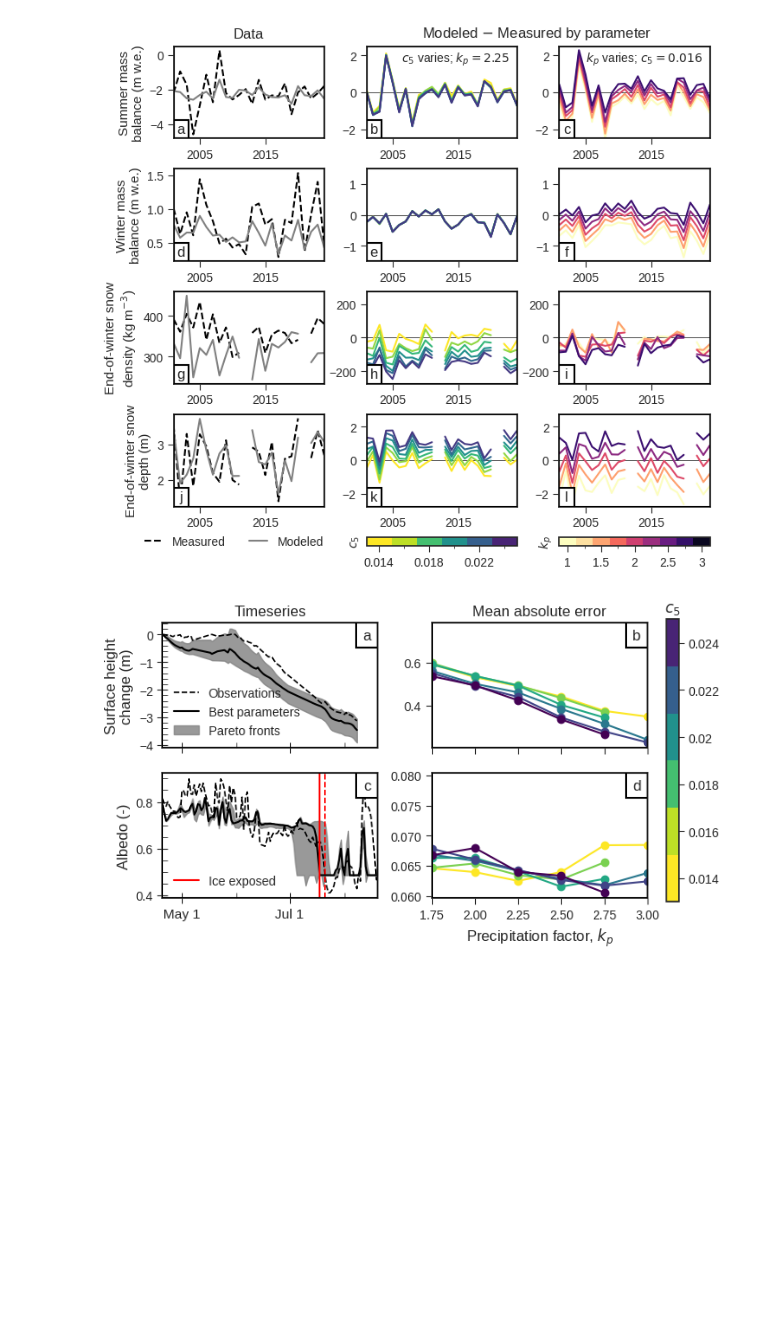
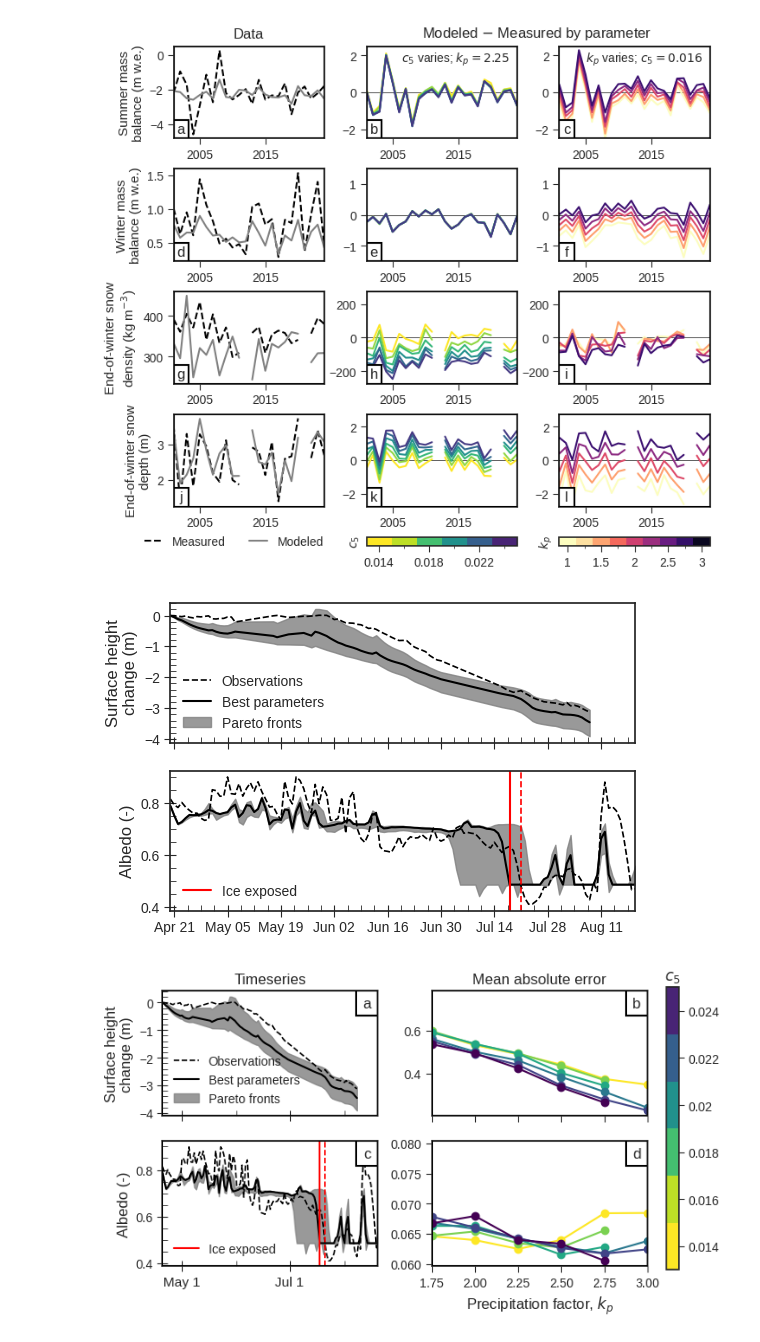
Before and after one commit to clairevwilson/PEBSI, a Jupyter notebook: figs_results.ipynb, the cells around one changed output. Drawn from its saved outputs; the diff is of its cells as text; code cells hidden in the pictures; blank space fills up the shorter version.

Commit message:
made poster figure of surface height change and albedo for AGU

```diff
--- a/figs_results.ipynb
+++ b/figs_results.ipynb
@@ -206,6 +209,72 @@ hard coded max frequency
 gsplot.plot_difference_by_param(best, result_dict, plot_vars=error_list, savefig=True, include_best=True)
 # %% [output]
 [figure]
+# %%
+site = 'B'
+fig, axes = plt.subplots(2, figsize=(6,4), gridspec_kw={'wspace':0.25}, sharex='col')
+
+ax = axes[0]
+all_timeseries = {'dh':[], 'albedo':[]}
+for (c5,kp) in all_pareto_flat:
+    dates_dh = result_dict[c5][kp][site]['dates']
+    dh_mod = result_dict[c5][kp][site]['dh_mod']
+    dates_albedo = result_dict[c5][kp][site]['albedo_dates']
+    albedo_mod = result_dict[c5][kp][site]['albedo_mod']
+    all_timeseries['dh'].append(dh_mod)
+    all_timeseries['albedo'].append(albedo_mod)
+min_series = np.min(np.array(all_timeseries['dh']), axis=0)
+max_series = np.max(np.array(all_timeseries['dh']), axis=0)
+dh_best =  result_dict[best[0]][best[1]][site]['dh_mod']
+dh_data = result_dict[best[0]][best[1]][site]['dh_meas']
+ax.plot(dates_dh, dh_data, color='black',linestyle='--', linewidth=1.2,label='Observations')
+ax.plot(dates_dh, dh_best, color='k', linewidth=1.5, label='Best parameters')
+ax.fill_between(dates_dh, min_series, max_series, alpha=0.8, color='gray', label='Pareto fronts')
+ax.tick_params(labelsize=10,direction='inout',length=8)
+
+ax.minorticks_on()
+ax.tick_params(which='minor', direction='in', length=4)
+ax.legend()
+ax.set_ylabel('Surface height\nchange (m)', fontsize=12)
+
+# ALBEDO TIMESERIES
+ax = axes[1]
+min_series = np.min(np.array(all_timeseries['albedo']), axis=0)
+max_series = np.max(np.array(all_timeseries['albedo']), axis=0)
+albedo_best =  result_dict[best[0]][best[1]][site]['albedo_mod']
+albedo_data = result_dict[best[0]][best[1]][site]['albedo_meas']
+
+# Plot albedo
+ax.plot(dates_albedo, albedo_data, color='k',linestyle='--', linewidth=1.2) #, label='Observations')
+ax.plot(dates_albedo, albedo_best, color='k', linewidth=1.5) #,label='Best parameters')
+ax.fill_between(dates_albedo, min_series, max_series, alpha=0.8, color='gray')
+# Plot ice exposure date
+when_modeled = dates_albedo[np.where(np.abs(albedo_best - np.min(albedo_best)) < 0.05)[0][0]]
+when_measured = pd.to_datetime('2024-07-21')
+ax.axvline(when_modeled, color='r', linewidth=1.5,label='Ice exposed')
+ax.axvline(when_measured, color='r', linestyle='--', linewidth=1.2)
+ax.legend()
+# ax.legend()
+ax.set_xlim(dates_albedo[0],dates_albedo[-1])
+ax.set_ylabel('Albedo (-)', fontsize=12)
+ax.set_xticks(pd.date_range('2024-04-20','2024-08-20',freq='2W'))
+ax.tick_params(labelsize=10,direction='inout',length=8)
+ax.minorticks_on()
+ax.xaxis.set_major_formatter(mpl.dates.DateFormatter('%b %d'))
+ax.tick_params(which='minor', direction='in', length=4)
+# ax.set_xticklabels(['May 1','Jun 1','Jul 1','Aug 1'],fontsize=11)
+# ax.xaxis.set_minor_locator(mpl.dates.WeekdayLocator(interval=7))
+
+
+# ax.tick_params(length=5)
+# axes[0].set_title('Timeseries',fontsize=12)
+axes = axes.flatten()
+
+
+# fig.suptitle('Validation of Pareto fronts on the 2024 melt season',fontsize=12,y=1)
+plt.savefig(gsproc.base_fp+'poster_2024_pareto_comparison.png',bbox_inches='tight',dpi=300)
+plt.show()
+# %% [output]
+[figure, added]
 # %%
 # ===== PLOT 2024 PARETO FRONT VALIDATION =====
 gsplot.plot_pareto_2024(all_pareto_flat, result_dict, frequency_dict, best, savefig=True)
```
Also changed, not shown: parts of 1 cell of this notebook.
